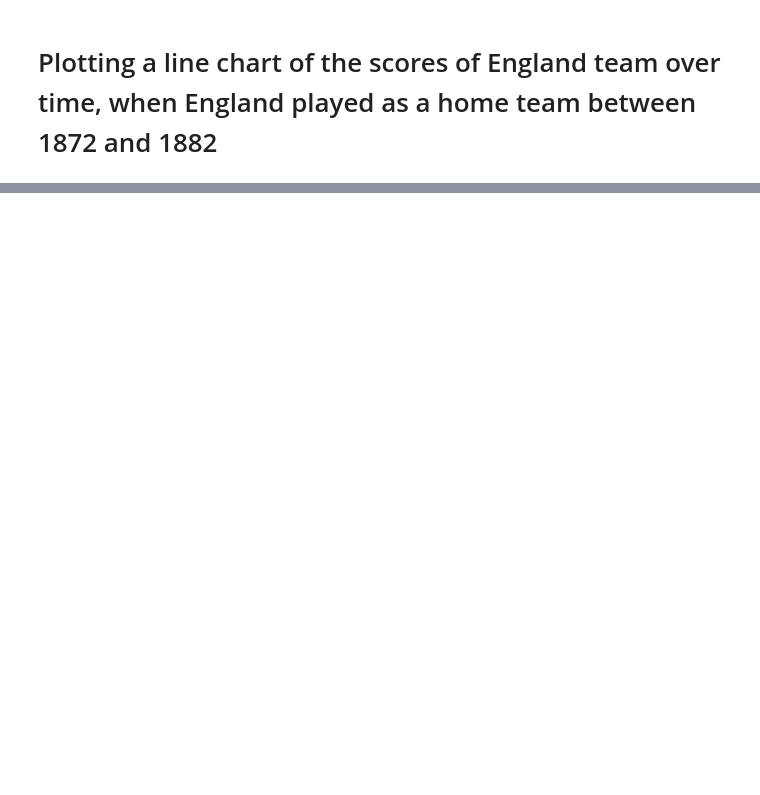
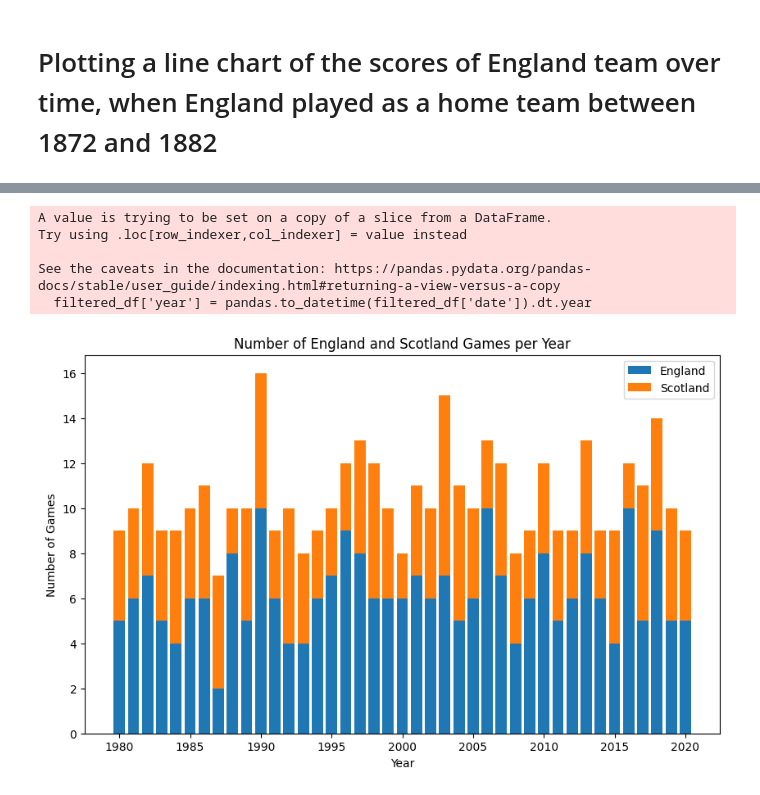
Before and after one commit to GrindelfP/matplotlib-example, a Jupyter notebook: plotting.ipynb, the cells around one changed output, grey strips where cells are left out. Saved outputs shown, nothing was run; the diff lists cells and outputs as text; code cells hidden in the pictures; blank space fills up the shorter version.

```diff
--- a/plotting.ipynb
+++ b/plotting.ipynb
@@ -36,0 +68,32 @@ dots()
+# %%
+def bar():
+    filtered_df = data_frame[data_frame['home_team'].isin(['England', 'Scotland'])]
+    filtered_df['year'] = pandas.to_datetime(filtered_df['date']).dt.year
+    games_per_year = filtered_df.groupby(['year', 'home_team']).size().unstack()
+    years = range(1980, 2021)
+    england_counts = []
+    scotland_counts = []
+
+    for year in years:
+        england_count = games_per_year.loc[year, 'England'] if year in games_per_year.index else 0
+        scotland_count = games_per_year.loc[year, 'Scotland'] if year in games_per_year.index else 0
+        england_counts.append(england_count)
+        scotland_counts.append(scotland_count)
+
+    plt.figure(figsize=(10, 6))
+    plt.bar(years, england_counts, label='England')
+    plt.bar(years, scotland_counts, bottom=england_counts, label='Scotland')
+    plt.xlabel('Year')
+    plt.ylabel('Number of Games')
+    plt.title('Number of England and Scotland Games per Year')
+    plt.legend()
+    plt.show()
+
+bar()
+# %% [output]
+A value is trying to be set on a copy of a slice from a DataFrame.
+Try using .loc[row_indexer,col_indexer] = value instead
+
+See the caveats in the documentation: https://pandas.pydata.org/pandas-docs/stable/user_guide/indexing.html#returning-a-view-versus-a-copy
+  filtered_df['year'] = pandas.to_datetime(filtered_df['date']).dt.year
+[figure, added]
```
Also changed, not shown: parts of 7 cells of this notebook.
